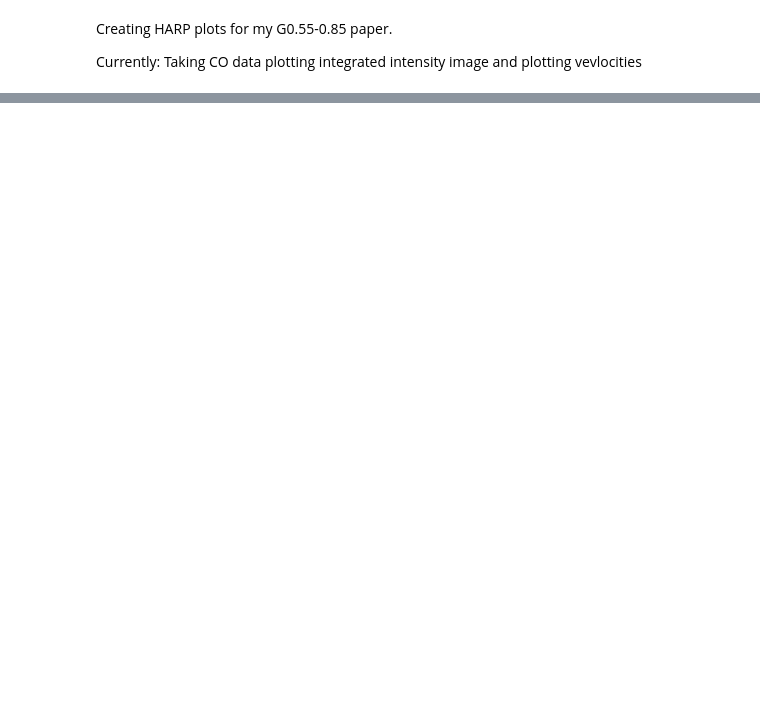
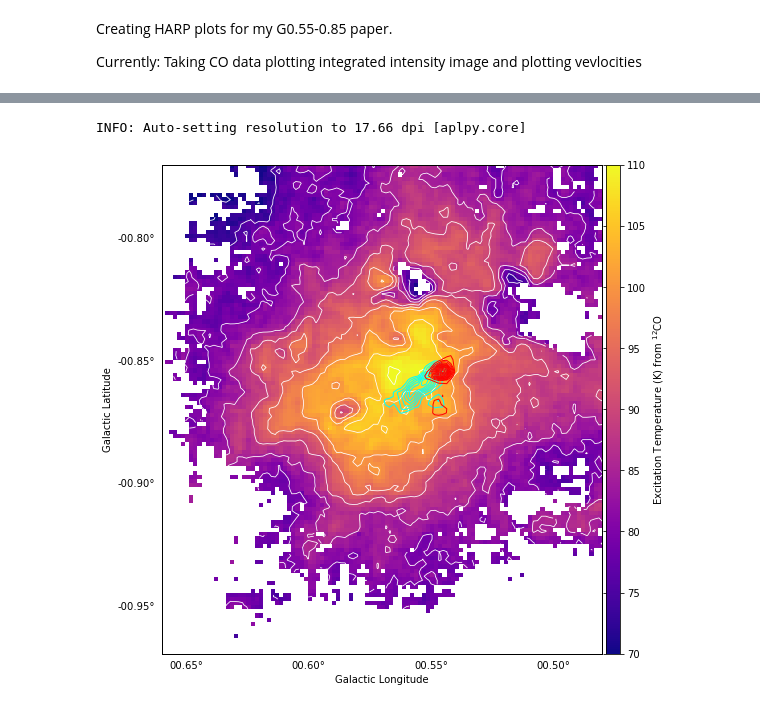
Before and after one commit to parsonsh/eaoTools, a Jupyter notebook: investigating-harp.ipynb, the cells around one changed output, grey strips where cells are left out. Cells and saved outputs as stored; diff of their text form; code cells hidden in the pictures; blank space fills up the shorter version.

```diff
--- a/investigating-harp.ipynb
+++ b/investigating-harp.ipynb
@@ -30,0 +115,25 @@ fitsfile_13co_integ = '/Users/hparsons/Documents/EAO/Research/JellyFish/data/13c
+# %%
+co12_tex = aplpy.FITSFigure(fitsfile_12co_tex)
+
+co12_tex.show_colorscale(vmin=70,vmax=110,cmap='plasma') # stretch='sqrt',vmin=0.0,
+co12_tex.add_colorbar()
+co12_tex.colorbar.set_axis_label_text('Excitation Temperature (K) from $^{12}$CO')
+
+# co12_tex.recenter(0.57,-0.87, width=0.18, height=0.20)
+co12_tex.recenter(position_Jelly.l.deg,position_Jelly.b.deg, width=0.18, height=0.20)
+
+co12_tex.show_contour(fitsfile_12co_tex, levels=[70,75,80,85,90,95,100,105,110,115,120], colors='white', linewidths=0.8)
+
+co_integ_contourlevels = np.arange(25, 160, 10)
+co12_tex.show_contour(fitsfile_12co_integhigh, levels=co_integ_contourlevels, colors='aqua', linewidths=1.0)
+co12_tex.show_contour(fitsfile_12co_integlow, levels=co_integ_contourlevels, colors='red', linewidths=1.0)
+
+
+co12_tex.tick_labels.set_xformat('ddd.dd')
+co12_tex.tick_labels.set_yformat('ddd.dd')
+
+co12_tex.savefig('/Users/hparsons/Documents/EAO/Research/JellyFish/images/Jellyfish-12co-tex-contours-plus-outflow.pdf')
+co12_tex.savefig('/Users/hparsons/Documents/EAO/Research/JellyFish/images/Jellyfish-12co-tex-contours-plus-outflow.png')
+# %% [output]
+INFO: Auto-setting resolution to 17.66 dpi [aplpy.core]
+[figure, added]
```
Also changed, not shown: parts of 26 cells of this notebook, 1 other file.
